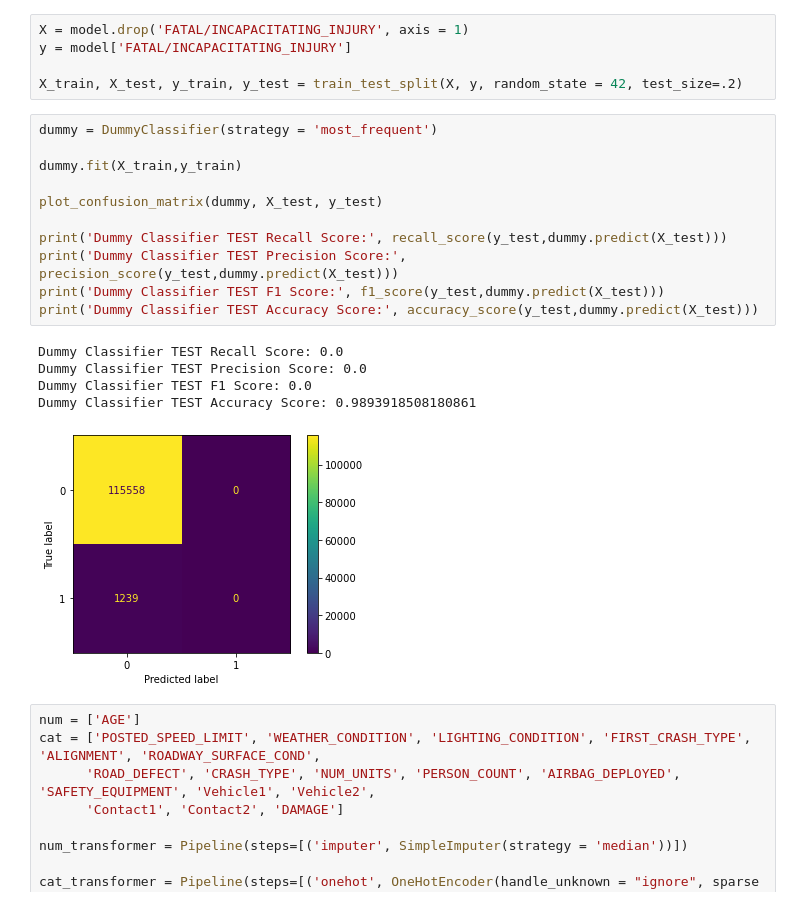
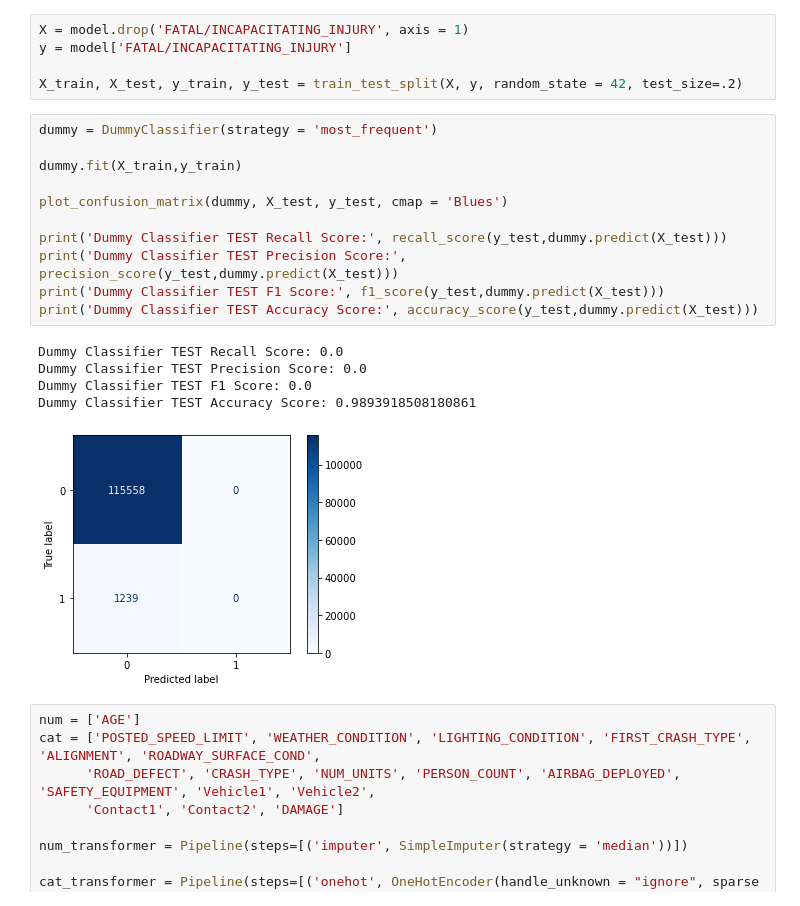
Before and after one commit to ClayHunn/Phase3Project, a Jupyter notebook: XGBoost_full_df.ipynb, the cells around one changed output. Drawn from its saved outputs; the diff is of its cells as text.

```diff
--- a/XGBoost_full_df.ipynb
+++ b/XGBoost_full_df.ipynb
@@ -274,20 +274,20 @@ X_train, X_test, y_train, y_test = train_test_split(X, y, random_state = 42, tes
 # %%
 dummy = DummyClassifier(strategy = 'most_frequent')
 
 dummy.fit(X_train,y_train)
 
-plot_confusion_matrix(dummy, X_test, y_test)
+plot_confusion_matrix(dummy, X_test, y_test, cmap = 'Blues')
 
 print('Dummy Classifier TEST Recall Score:', recall_score(y_test,dummy.predict(X_test)))
 print('Dummy Classifier TEST Precision Score:', precision_score(y_test,dummy.predict(X_test)))
 print('Dummy Classifier TEST F1 Score:', f1_score(y_test,dummy.predict(X_test)))
 print('Dummy Classifier TEST Accuracy Score:', accuracy_score(y_test,dummy.predict(X_test)))
 # %% [output]
 Dummy Classifier TEST Recall Score: 0.0
 Dummy Classifier TEST Precision Score: 0.0
 Dummy Classifier TEST F1 Score: 0.0
 Dummy Classifier TEST Accuracy Score: 0.9893918508180861
-[figure, old version]
+[figure, new version]
 # %%
 num = ['AGE']
 cat = ['POSTED_SPEED_LIMIT', 'WEATHER_CONDITION', 'LIGHTING_CONDITION', 'FIRST_CRASH_TYPE', 'ALIGNMENT', 'ROADWAY_SURFACE_COND',
```
Also changed, not shown: 2 other files.
